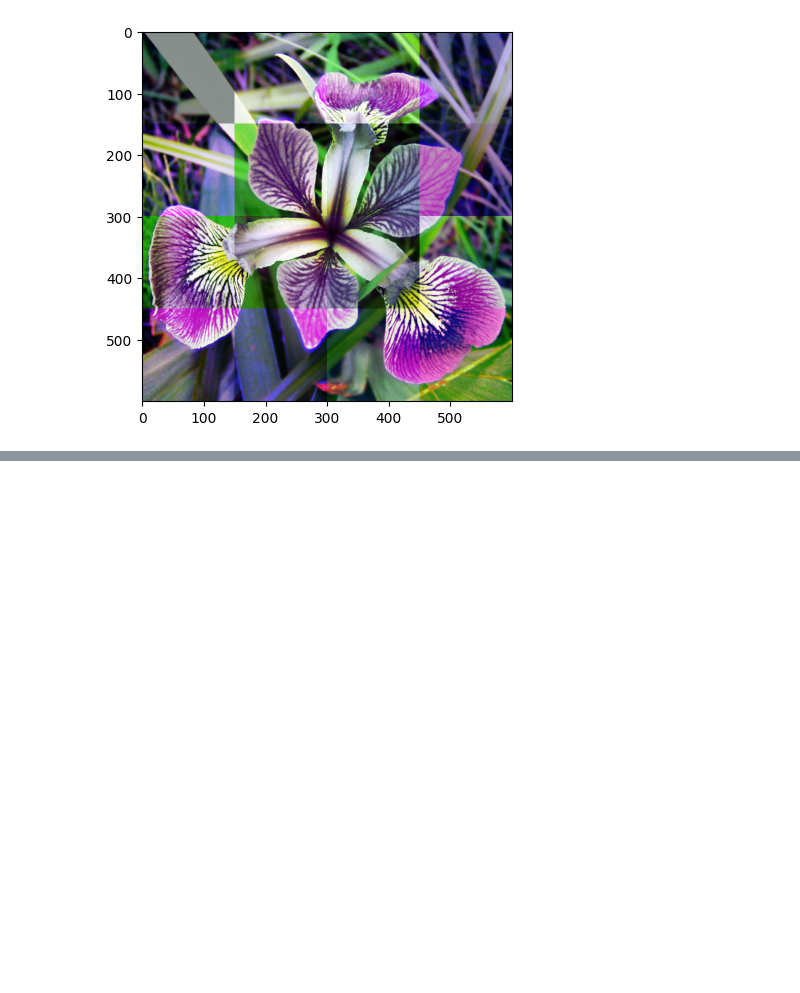
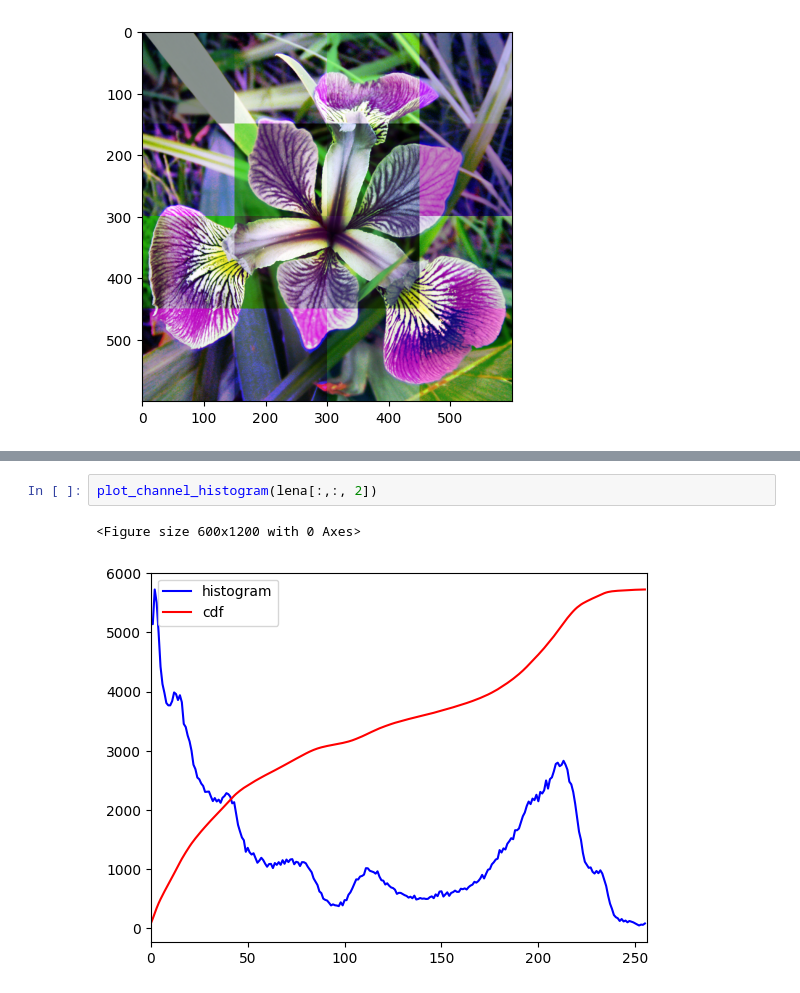
Before and after one commit to pyretttt/mosquitto, a Jupyter notebook: cv/histogram_equalization.ipynb, the cells around one changed output, grey strips where cells are left out. Saved outputs shown, nothing was run; the diff lists cells and outputs as text; blank space fills up the shorter version.

```diff
--- a/cv/histogram_equalization.ipynb
+++ b/cv/histogram_equalization.ipynb
@@ -157,0 +197,5 @@ plt.imshow(lena_blocked)
+# %%
+plot_channel_histogram(lena[:,:, 2])
+# %% [output]
+<Figure size 600x1200 with 0 Axes>
+[figure, added]
```
Also changed, not shown: parts of 5 cells of this notebook, 1 other file.
